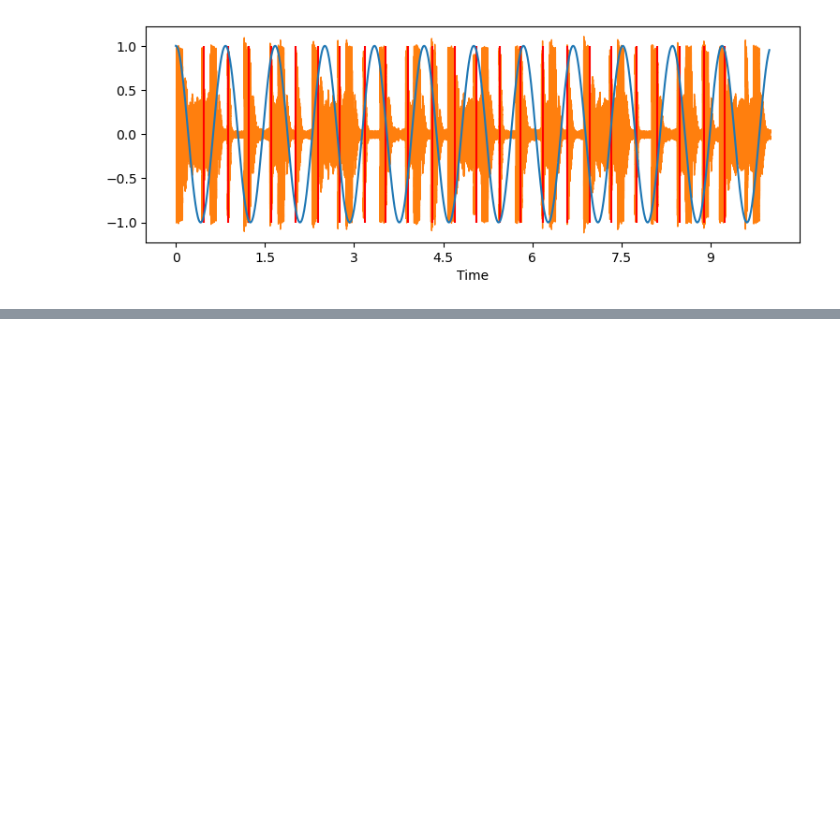
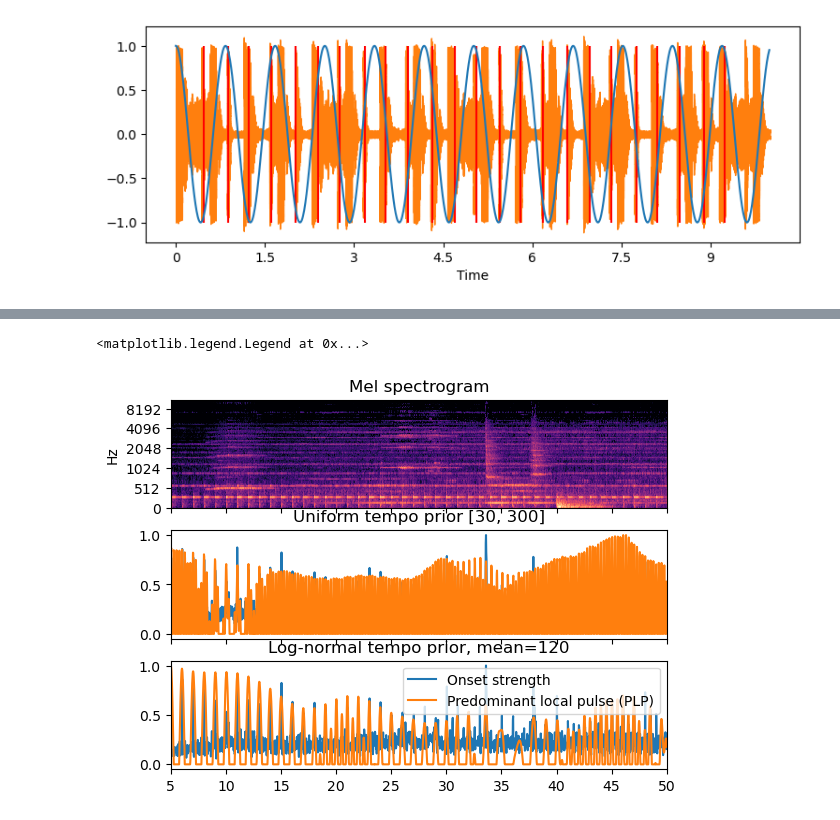
Before and after one commit to pythonlearner1025/autosync, a Jupyter notebook: backend/src/logic/test.ipynb, the cells around one changed output, grey strips where cells are left out. Saved outputs shown, nothing was run; the diff lists cells and outputs as text; code cells hidden in the pictures; blank space fills up the shorter version.

```diff
--- a/backend/src/logic/test.ipynb
+++ b/backend/src/logic/test.ipynb
@@ -61,0 +64,36 @@ ax[1].xaxis.set_major_formatter(librosa.display.TimeFormatter())
+# %%
+y, sr = librosa.load(p, duration=50)
+onset_env = librosa.onset.onset_strength(y=y, sr=sr)
+pulse = librosa.beat.plp(onset_envelope=onset_env, sr=sr)
+# Or compute pulse with an alternate prior, like log-normal
+import scipy.stats
+prior = scipy.stats.lognorm(loc=np.log(120), scale=120, s=1)
+pulse_lognorm = librosa.beat.plp(onset_envelope=onset_env, sr=sr,
+                                 prior=prior)
+melspec = librosa.feature.melspectrogram(y=y, sr=sr)
+import matplotlib.pyplot as plt
+fig, ax = plt.subplots(nrows=3, sharex=True)
+librosa.display.specshow(librosa.power_to_db(melspec,
+                                             ref=np.max),
+                         x_axis='time', y_axis='mel', ax=ax[0])
+ax[0].set(title='Mel spectrogram')
+ax[0].label_outer()
+ax[1].plot(librosa.times_like(onset_env),
+         librosa.util.normalize(onset_env),
+         label='Onset strength')
+ax[1].plot(librosa.times_like(pulse),
+         librosa.util.normalize(pulse),
+         label='Predominant local pulse (PLP)')
+ax[1].set(title='Uniform tempo prior [30, 300]')
+ax[1].label_outer()
+ax[2].plot(librosa.times_like(onset_env),
+         librosa.util.normalize(onset_env),
+         label='Onset strength')
+ax[2].plot(librosa.times_like(pulse_lognorm),
+         librosa.util.normalize(pulse_lognorm),
+         label='Predominant local pulse (PLP)')
+ax[2].set(title='Log-normal tempo prior, mean=120', xlim=[5, 50])
+ax[2].legend()
+# %% [output]
+<matplotlib.legend.Legend at 0x...>
+[figure, added]
```
Also changed, not shown: parts of 2 cells of this notebook, 1 other file.
